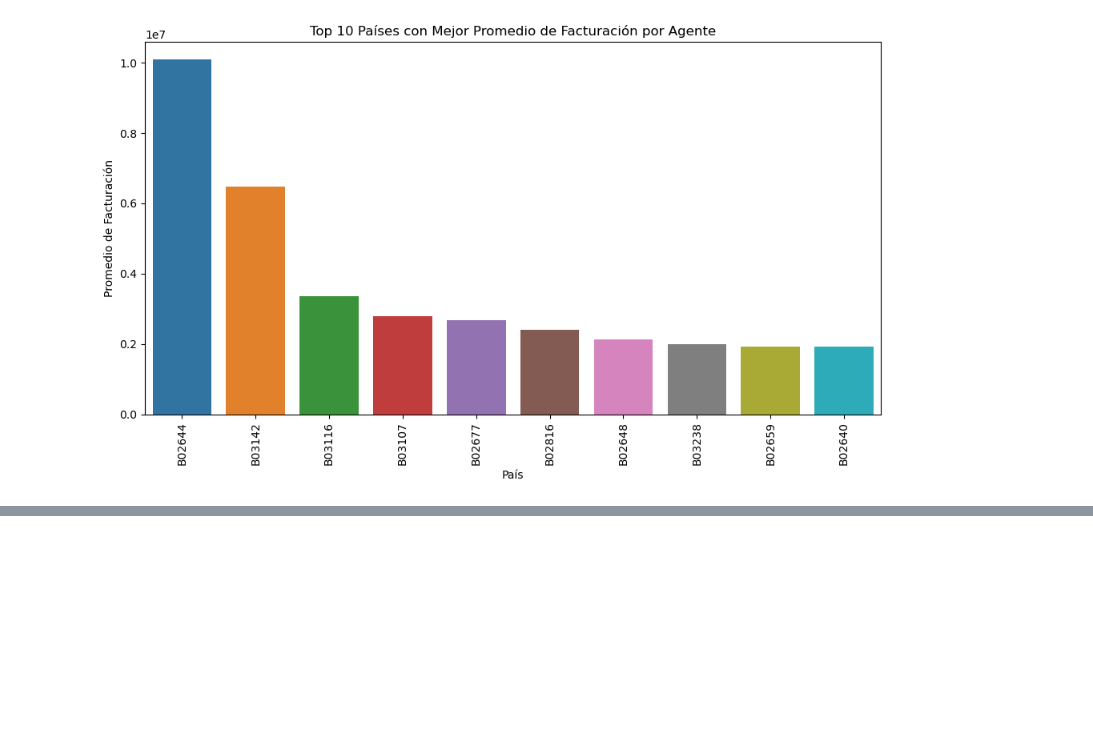
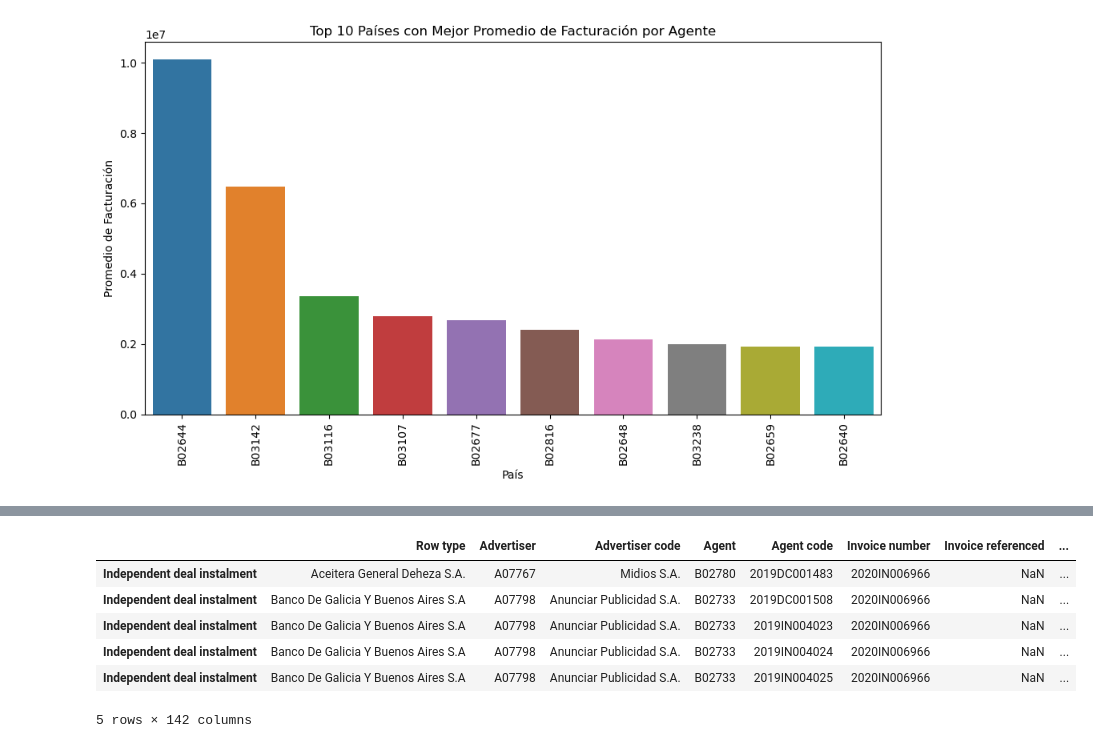
Before and after one commit to johvazquez/IngeniasJaquelineVazquez, a Jupyter notebook: Segunda Entrega - grupo 5/Pautas publicitarias.ipynb, the cells around one changed output, grey strips where cells are left out. Cells and saved outputs as stored; diff of their text form; code cells hidden in the pictures; blank space fills up the shorter version.

```diff
--- a/Segunda Entrega - grupo 5/Pautas publicitarias.ipynb
+++ b/Segunda Entrega - grupo 5/Pautas publicitarias.ipynb
@@ -362,0 +367,4 @@ plt.show()
+# %%
+imputer = SimpleImputer(missing_values=np.nan, strategy="most_frequent") #imputamos datos, representamos los valores faltantes con el estandar y estrategia del mas frecuente
+# %%
+pp_imputados = imputer.fit_transform(pp[['Invoice number']])
@@ -362,0 +388,12 @@ plt.show()
+# %%
+pp["Invoice number"] = pp_imputados
+# %%
+pp.head()
+# %% [output]
+|  | Row type | Advertiser | Advertiser code | Agent | Agent code | Invoice number | Invoice referenced | ... |
+| Independent deal instalment | Aceitera General Deheza S.A. | A07767 | Midios S.A. | B02780 | 2019DC001483 | 2020IN006966 | NaN | ... |
+| Independent deal instalment | Banco De Galicia Y Buenos Aires S.A | A07798 | Anunciar Publicidad S.A. | B02733 | 2019DC001508 | 2020IN006966 | NaN | ... |
+| Independent deal instalment | Banco De Galicia Y Buenos Aires S.A | A07798 | Anunciar Publicidad S.A. | B02733 | 2019IN004023 | 2020IN006966 | NaN | ... |
+| Independent deal instalment | Banco De Galicia Y Buenos Aires S.A | A07798 | Anunciar Publicidad S.A. | B02733 | 2019IN004024 | 2020IN006966 | NaN | ... |
+| Independent deal instalment | Banco De Galicia Y Buenos Aires S.A | A07798 | Anunciar Publicidad S.A. | B02733 | 2019IN004025 | 2020IN006966 | NaN | ... |
+5 rows × 142 columns
```
Also changed, not shown: parts of 9 cells of this notebook.
